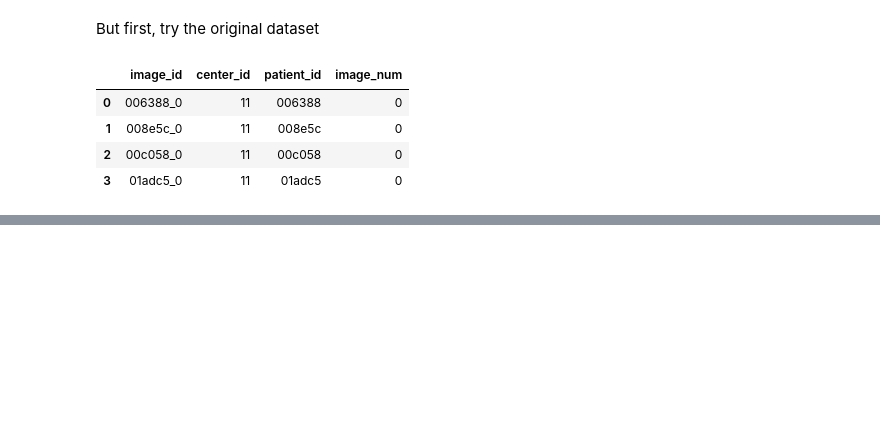
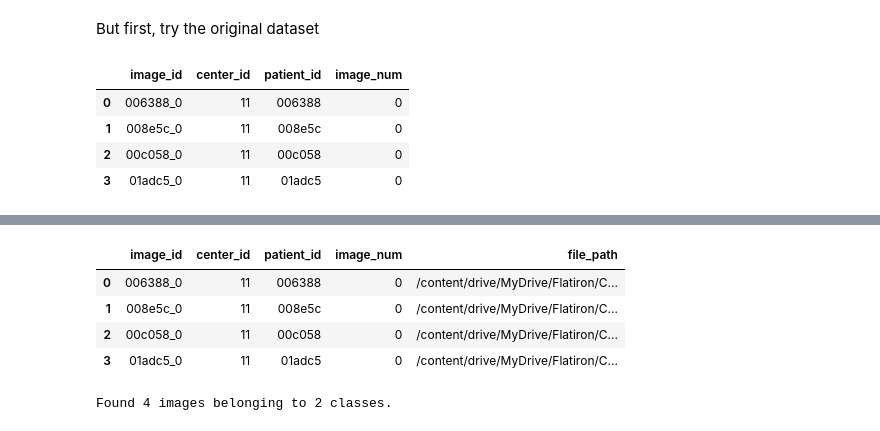
Before and after one commit to samoliver3/capstone-STRIP-AI, a Jupyter notebook: STRIP.ipynb, the cells around one changed output, grey strips where cells are left out. Saved outputs shown, nothing was run; the diff lists cells and outputs as text; code cells hidden in the pictures; blank space fills up the shorter version.

```diff
--- a/STRIP.ipynb
+++ b/STRIP.ipynb
@@ -1758,0 +1754,3 @@ print(f'Test MAE: {test_mae}')
+# %%
+png_test = pd.read_csv('/content/test.csv')
+png_test.head()
@@ -1758,0 +1763,30 @@ print(f'Test MAE: {test_mae}')
+# %%
+# going to create train dataframe with the wholeslide image paths
+png_test["file_path"] = png_test["image_id"].apply(
+    lambda x: "/content/drive/MyDrive/Flatiron/Capstone/train_images_cleaned/" + x + ".png")
+
+png_test
+# %% [output]
+|  | image_id | center_id | patient_id | image_num | file_path |
+| 0 | 006388_0 | 11 | 006388 | 0 | /content/drive/MyDrive/Flatiron/C... |
+| 1 | 008e5c_0 | 11 | 008e5c | 0 | /content/drive/MyDrive/Flatiron/C... |
+| 2 | 00c058_0 | 11 | 00c058 | 0 | /content/drive/MyDrive/Flatiron/C... |
+| 3 | 01adc5_0 | 11 | 01adc5 | 0 | /content/drive/MyDrive/Flatiron/C... |
+# %%
+# use ImageDataGenerator
+permutes = ImageDataGenerator(
+    # rescale = 1. / 255,     # multiply the data by the value provided
+    # shear_range = 0.2,     # this distorts the image along an axis
+    # zoom_range = 0.2,     # range for random zoom
+    # horizontal_flip = True     # random horizontal flip
+)
+
+png_test_gen = permutes.flow_from_directory(
+    "/content/drive/MyDrive/Flatiron/Capstone/png_test_images",
+    target_size=(224,224),
+    class_mode='binary',
+    shuffle=False,
+    batch_size=1
+)
+# %% [output]
+Found 4 images belonging to 2 classes.
```
Also changed, not shown: parts of 25 cells of this notebook.
